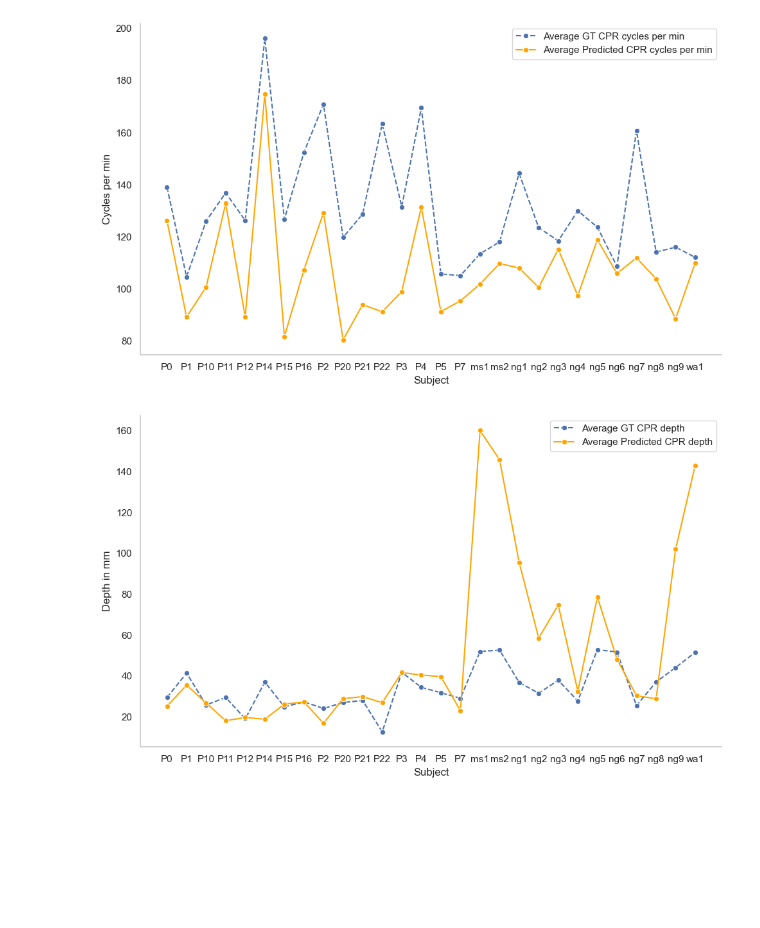
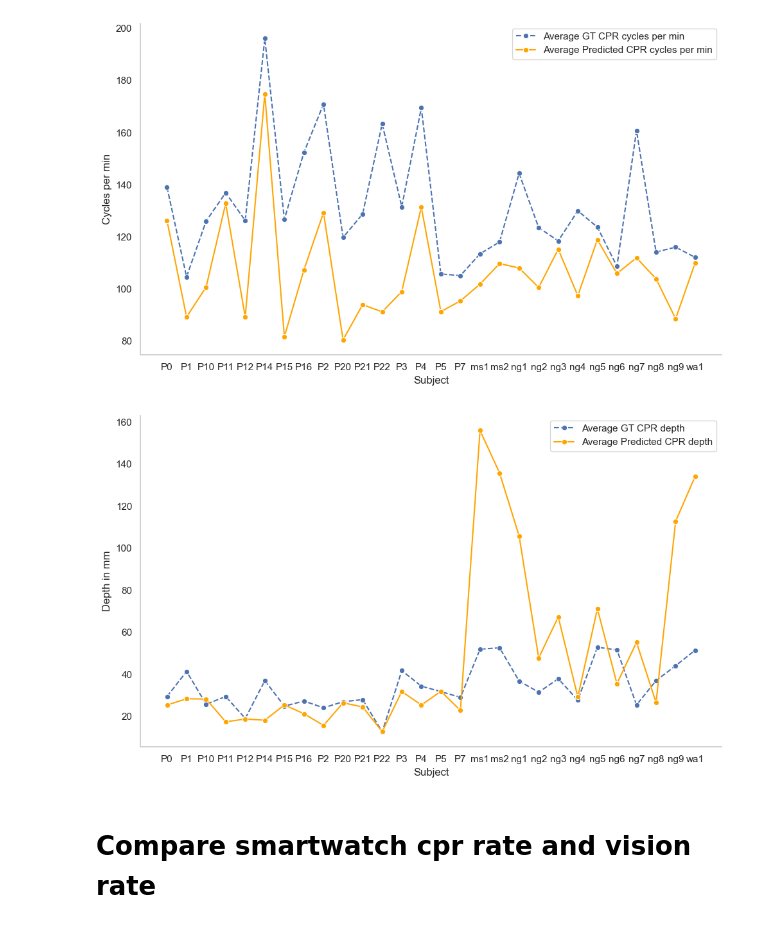
Before and after one commit to UVA-DSA/EgoEMS, a Jupyter notebook: Benchmarks/CPR_quality/vision/generate_results.ipynb, the cells around one changed output. Drawn from its saved outputs; the diff is of its cells as text; code cells hidden in the pictures; blank space fills up the shorter version.

Commit message:
update results generation for vision cpr depth

```diff
--- a/Benchmarks/CPR_quality/vision/generate_results.ipynb
+++ b/Benchmarks/CPR_quality/vision/generate_results.ipynb
@@ -311,7 +311,7 @@ import seaborn as sns
 import matplotlib.pyplot as plt
 
 # Load the summary data
-summary_df = pd.read_csv(r'E:\EgoExoEMS\Benchmarks\CPR_quality\vision\depth_window_subject_summary.csv')
+summary_df = pd.read_csv(r'E:\EgoExoEMS\Benchmarks\CPR_quality\vision\outlier_depth_window_subject_summary.csv')
 
 # Set up the plot style
 sns.set(style="whitegrid")
@@ -325,31 +325,33 @@ melted_df = summary_df.melt(id_vars='Subject',
 plt.figure(figsize=(10, 6))
 
 # Plot GT rate with dashed line
 sns.lineplot(
     data=melted_df[melted_df['Metric'] == 'Average GT CPR depth'],
     x='Subject', y='Depth', label='Average GT CPR depth',
     linestyle='--',  marker="o"
 )
 
 # Plot Predicted rate with solid orange line
 sns.lineplot(
     data=melted_df[melted_df['Metric'] == 'Average Predicted CPR depth'],
     x='Subject', y='Depth', label='Average Predicted CPR depth',
     linestyle='-', color='orange', marker="o"
 )
 
 # Add plot labels and title
 # plt.title('Average GT vs Predicted CPR Cycles per Minute per Subject')
 plt.xlabel('Subject')
 plt.ylabel('Depth in mm')
 
 sns.despine()
 
 # Disable grid
 plt.grid(False)
 
 # Display the plot
 plt.tight_layout()
 plt.show()
 # %% [output]
-[figure, old version]
+[figure, new version]
+# %% [markdown]
+# Compare smartwatch cpr rate and vision rate
```
Also changed, not shown: parts of 3 cells of this notebook.
